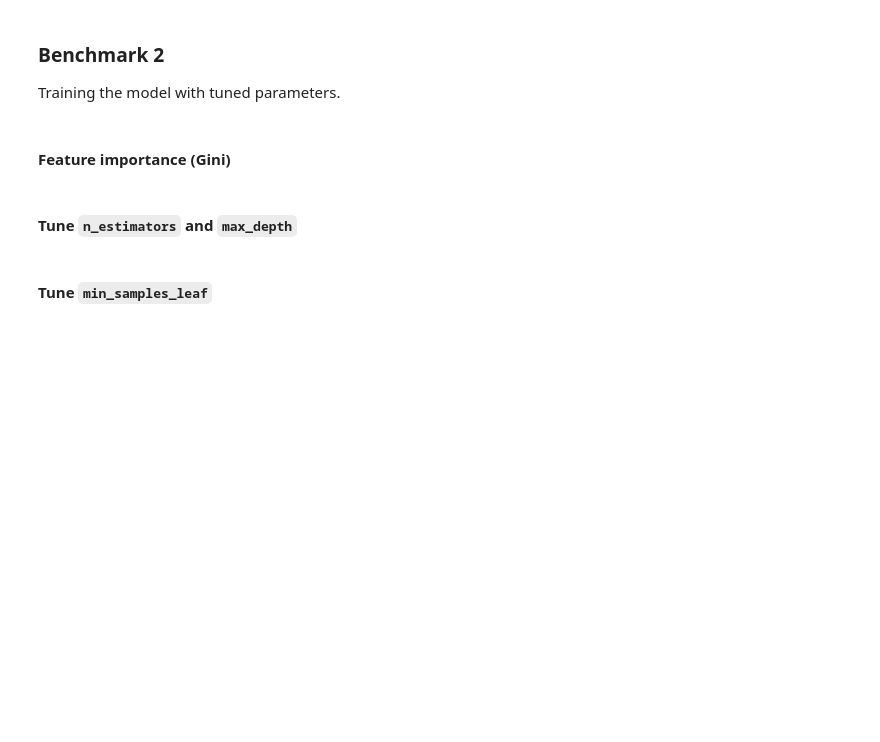
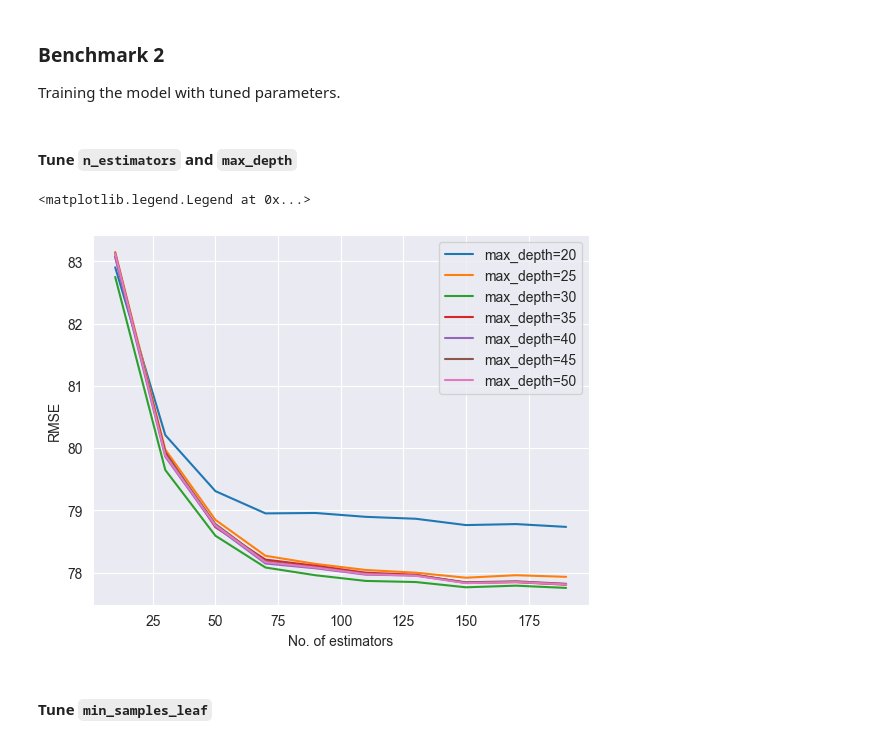
Before and after one commit to kausnz/panama-electricity-load-forecast, a Jupyter notebook: notebook.ipynb, the cells around one changed output. Saved outputs shown, nothing was run; the diff lists cells and outputs as text; code cells hidden in the pictures; blank space fills up the shorter version.

```diff
--- a/notebook.ipynb
+++ b/notebook.ipynb
@@ -188,8 +287,6 @@ pd.DataFrame(rf_performance, columns=['metric', 'score'])
 # %% [markdown]
 ### Benchmark 2
 Training the model with tuned parameters.
-# %% [markdown]
-#### Feature importance (Gini)
 # %% [markdown]
 #### Tune `n_estimators` and `max_depth`
 # %%
@@ -212,12 +308,15 @@ df_scores
 # %%
 # plt.figure(figsize=(8, 6))
 plt.xlabel('No. of estimators')
 plt.ylabel('RMSE')
-for d in tqdm([20, 25, 30, 35, 40, 45, 50]):
+for d in [20, 25, 30, 35, 40, 45, 50]:
     plt.plot(df_scores[df_scores.max_depth == d].n_estimators,
              df_scores[df_scores.max_depth == d].rmse,
              label=f'max_depth={d}')
 plt.legend()
+# %% [output]
+<matplotlib.legend.Legend at 0x...>
+[figure, added]
 # %% [markdown]
 #### Tune `min_samples_leaf`
 # %%
```
Also changed, not shown: parts of 63 cells of this notebook, 4 other files.
